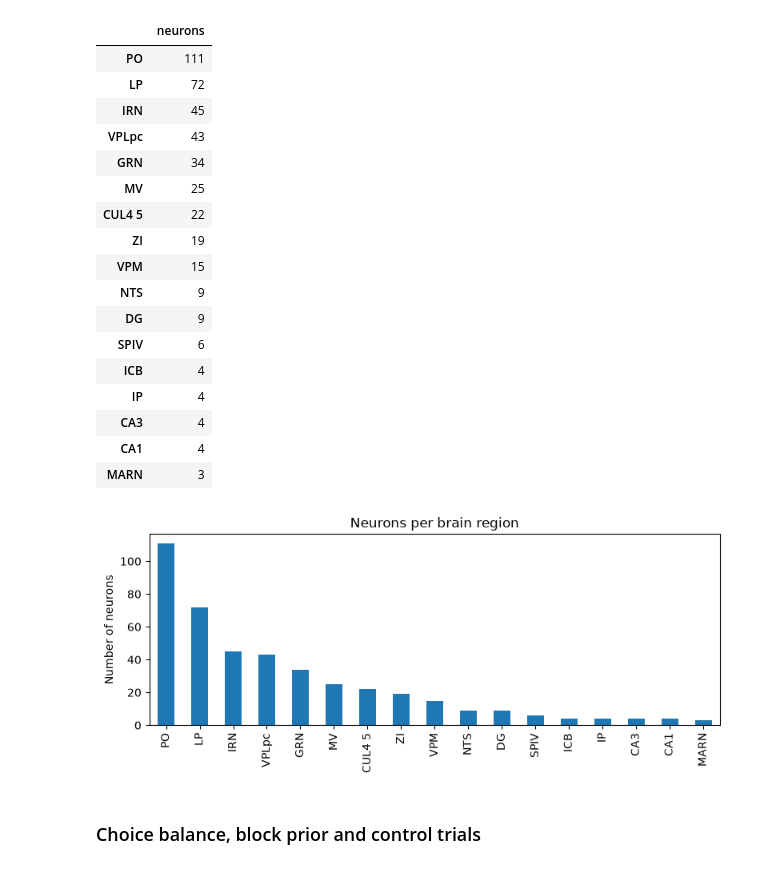
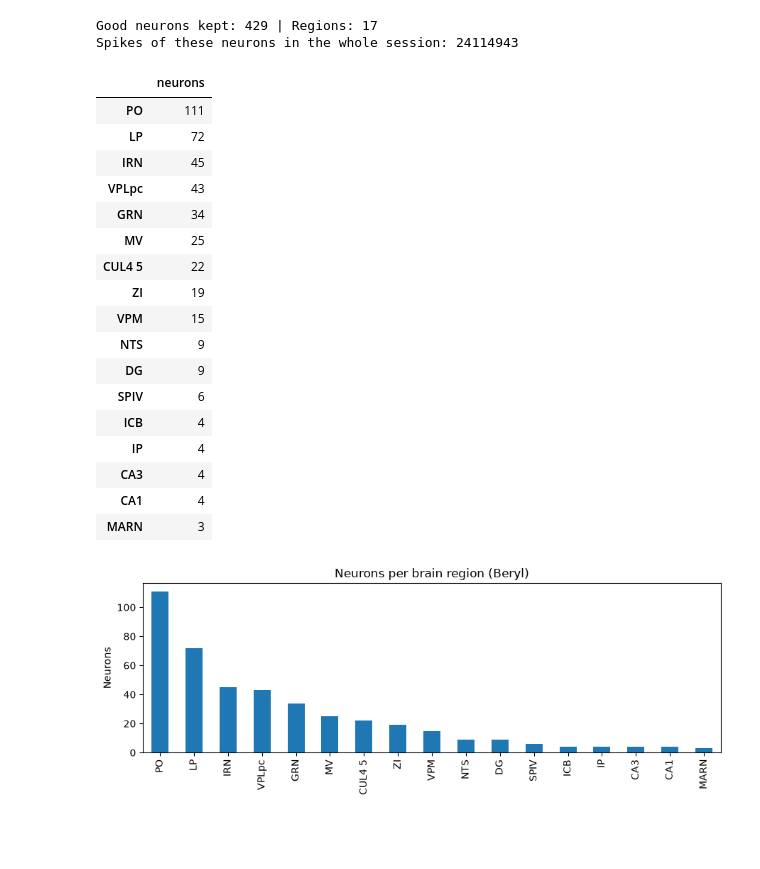
Before and after one commit to Mustafa-elsherif/volition, a Jupyter notebook: notebooks/01_raw_data_eda.ipynb, the cells around one changed output. Saved outputs shown, nothing was run; the diff lists cells and outputs as text; code cells hidden in the pictures; blank space fills up the shorter version.

Commit message:
[Mustafa] Stage 1 final review: guide names in eda.py, notebook 01 on raw data, selection audit in notebook 02, data card link and licence, gate check part 5

```diff
--- a/notebooks/01_raw_data_eda.ipynb
+++ b/notebooks/01_raw_data_eda.ipynb
@@ -87,0 +46,7 @@ Fields: ['X', 'contrast', 'is_error', 'is_zero_contrast', 'neuron_id', 'neuron_r
+# %%
+session_id = load_session_list()[0]
+info = load_session_info(session_id)
+print("Session:", session_id)
+print("Mouse:", info["subject"], "| Lab:", info["lab"], "| Probes:", len(info["pids"]))
+
+one = connect_ibl()
@@ -88,32 +200,35 @@ Fields: ['X', 'contrast', 'is_error', 'is_zero_contrast', 'neuron_id', 'neuron_r
 # %%
-rc = region_counts(data)
-display(rc.rename("neurons").to_frame())
+neurons, spikes = load_neurons(one, info["pids"], config)
+counts = region_counts(neurons["region"])
+print("Good neurons kept:", len(neurons), "| Regions:", counts.size)
+print("Spikes of these neurons in the whole session:", len(spikes["times"]))
+display(counts.rename("neurons").to_frame())
 
-fig, ax = plt.subplots(figsize=(8, 3.5))
-rc.plot.bar(ax=ax)
-ax.set_ylabel("Number of neurons")
-ax.set_title("Neurons per brain region")
+fig, ax = plt.subplots(figsize=(9, 3.5))
+counts.plot.bar(ax=ax)
+ax.set_ylabel("Neurons")
+ax.set_title("Neurons per brain region (Beryl)")
 plt.tight_layout()
 plt.show()
 # %% [output]
+Good neurons kept: 429 | Regions: 17
+Spikes of these neurons in the whole session: 24114943
 |  | neurons |
 | PO | 111 |
 | LP | 72 |
 | IRN | 45 |
 | VPLpc | 43 |
 | GRN | 34 |
 | MV | 25 |
 | CUL4 5 | 22 |
 | ZI | 19 |
 | VPM | 15 |
 | NTS | 9 |
 | DG | 9 |
 | SPIV | 6 |
 | ICB | 4 |
 | IP | 4 |
 | CA3 | 4 |
 | CA1 | 4 |
 | MARN | 3 |
-[figure, old version]
+[figure, new version]
-# %% [markdown]
-### Choice balance, block prior and control trials
```
Also changed, not shown: parts of 29 cells of this notebook, 7 other files.
